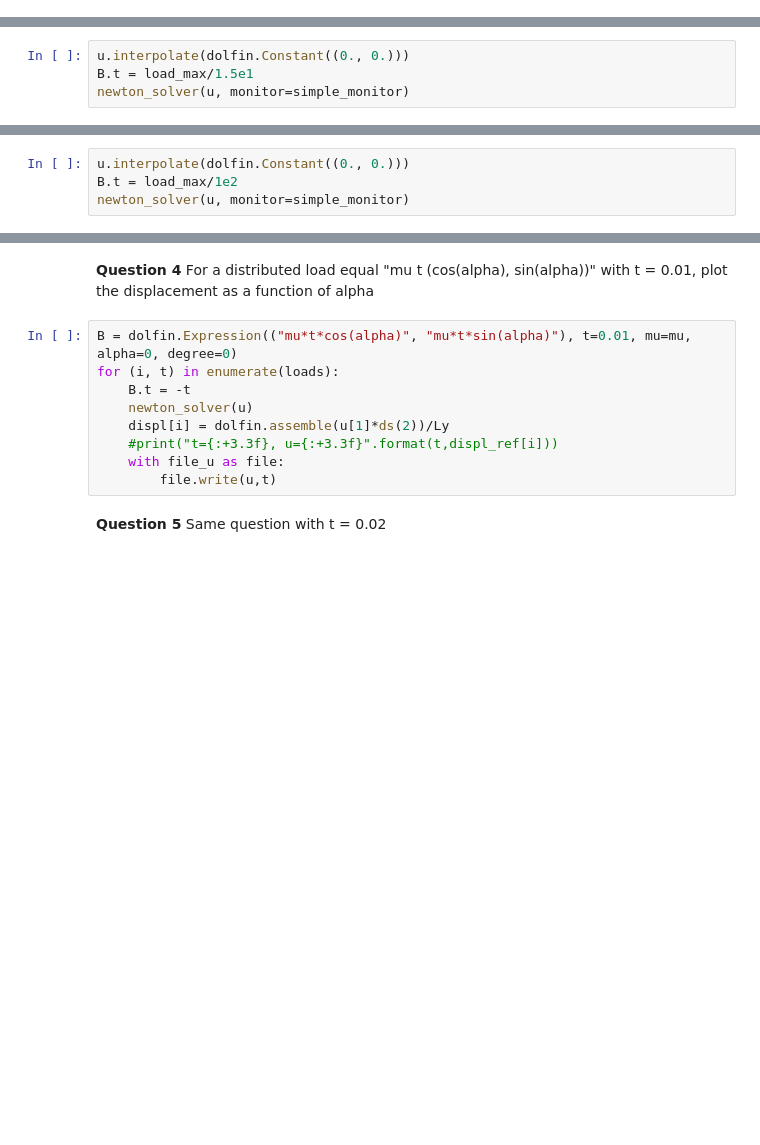
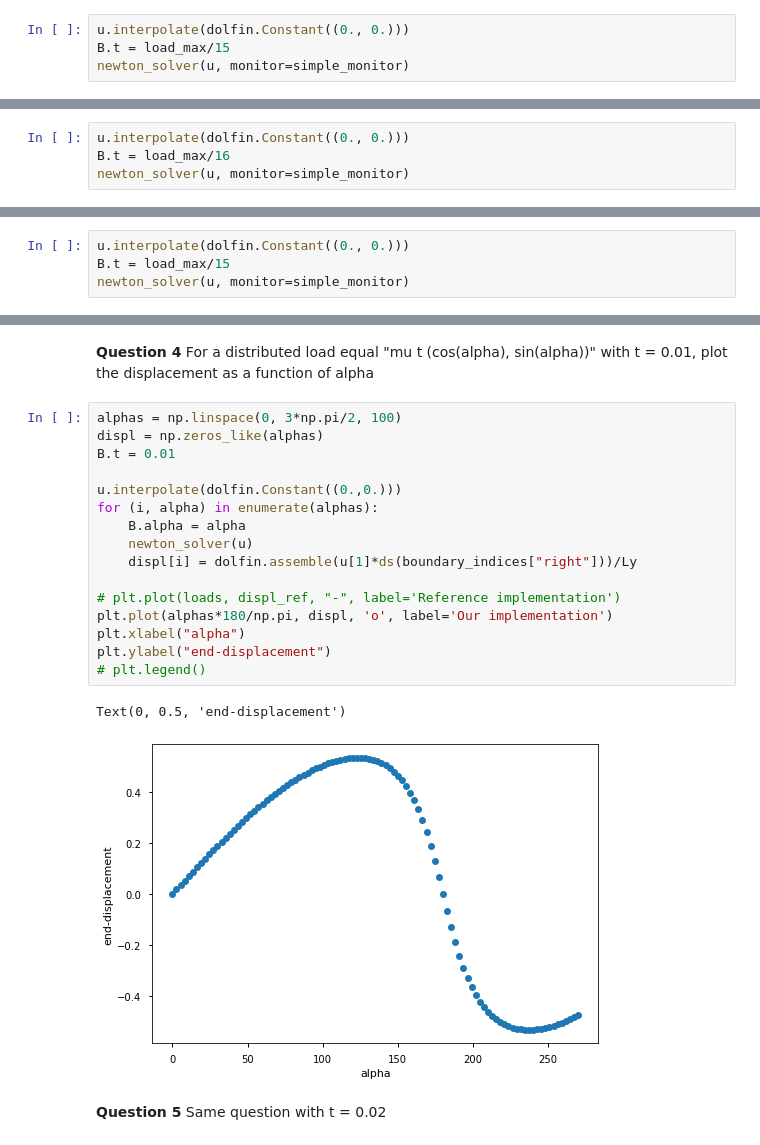
Before and after one commit to a-latyshev/Fenics_AMMS_2021, a Jupyter notebook: 02-Nonlinear-Elasticity/NewtonRaphson-To_complete.ipynb, the cells around one changed output, grey strips where cells are left out. Drawn from its saved outputs; the diff is of its cells as text; blank space fills up the shorter version.

Commit message:
Fixed Newton for the 2nd seance

```diff
--- a/02-Nonlinear-Elasticity/NewtonRaphson-To_complete.ipynb
+++ b/02-Nonlinear-Elasticity/NewtonRaphson-To_complete.ipynb
@@ -307,0 +322,4 @@ Iteration:   8, Error: 1.5243e-06, Residual: 3.3389e-08
+# %%
+u.interpolate(dolfin.Constant((0., 0.)))
+B.t = load_max/15
+newton_solver(u, monitor=simple_monitor)
@@ -310,5 +351,5 @@ Iteration:   8, Error: 1.5243e-06, Residual: 3.3389e-08
 # %%
 u.interpolate(dolfin.Constant((0., 0.)))
-B.t = load_max/1.5e1
+B.t = load_max/16
 newton_solver(u, monitor=simple_monitor)
 # %% [output]
@@ -333,5 +366,5 @@ RuntimeError: could not converge, norm_u nan, norm_delta_u nan
 # %%
 u.interpolate(dolfin.Constant((0., 0.)))
-B.t = load_max/1e2
+B.t = load_max/15
 newton_solver(u, monitor=simple_monitor)
 # %% [output]
@@ -346,13 +440,23 @@ Iteration:   4, Error: 1.1470e-08, Residual: 4.0004e-12
 # %% [markdown]
 **Question 4** For a distributed load equal "mu t (cos(alpha), sin(alpha))" with t = 0.01, plot the displacement as a function of alpha
-# %%
-B = dolfin.Expression(("mu*t*cos(alpha)", "mu*t*sin(alpha)"), t=0.01, mu=mu, alpha=0, degree=0)
-for (i, t) in enumerate(loads):
-    B.t = -t
-    newton_solver(u)
-    displ[i] = dolfin.assemble(u[1]*ds(2))/Ly
-    #print("t={:+3.3f}, u={:+3.3f}".format(t,displ_ref[i]))
-    with file_u as file:
-        file.write(u,t)
+# %%
+alphas = np.linspace(0, 3*np.pi/2, 100)
+displ = np.zeros_like(alphas)
+B.t = 0.01
+
+u.interpolate(dolfin.Constant((0.,0.)))
+for (i, alpha) in enumerate(alphas):
+    B.alpha = alpha
+    newton_solver(u)
+    displ[i] = dolfin.assemble(u[1]*ds(boundary_indices["right"]))/Ly
+
+# plt.plot(loads, displ_ref, "-", label='Reference implementation')
+plt.plot(alphas*180/np.pi, displ, 'o', label='Our implementation')
+plt.xlabel("alpha")
+plt.ylabel("end-displacement")
+# plt.legend()
+# %% [output]
+Text(0, 0.5, 'end-displacement')
+[figure, added]
 # %% [markdown]
 **Question 5** Same question with t = 0.02
```
Also changed, not shown: parts of 14 cells of this notebook.
